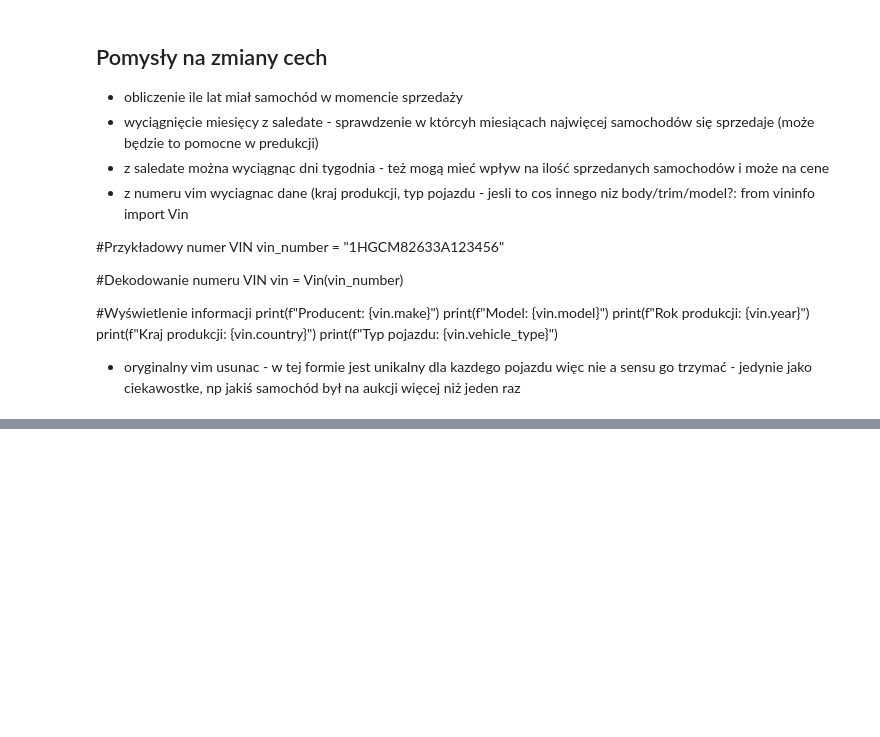
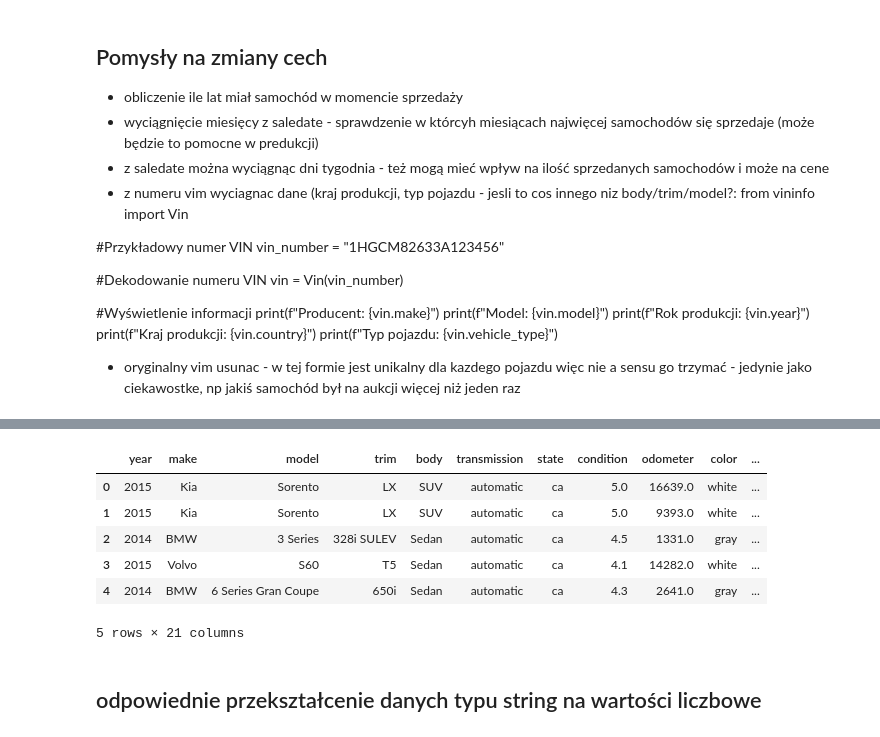
Before and after one commit to RafMat159/MOW_II_Projekt_I, a Jupyter notebook: Used _Car_Auction_Prices_1.ipynb, the cells around one changed output, grey strips where cells are left out. Saved outputs shown, nothing was run; the diff lists cells and outputs as text; code cells hidden in the pictures; blank space fills up the shorter version.

Commit message:
przekształcenie danych typu string na wartości liczbowe

```diff
--- a/Used _Car_Auction_Prices_1.ipynb
+++ b/Used _Car_Auction_Prices_1.ipynb
@@ -520,0 +572,11 @@ print(f"Typ pojazdu: {vin.vehicle_type}")
+# %%
+def extract_vin_info(vin_number):
+    try:
+        vin = Vin(vin_number)
+        vin_info = {
+            'vin_country': vin.country if hasattr(vin, 'country') else None,
+        }
+        return vin_info
+    except AttributeError as e:
+        print(f"Błąd podczas przetwarzania VIN: {vin_number} - {e}")
+        return {'vin_country': None, 'vin_vehicle_type': None}
@@ -520,0 +591,12 @@ print(f"Typ pojazdu: {vin.vehicle_type}")
+# %%
+df.head(5)
+# %% [output]
+|  | year | make | model | trim | body | transmission | state | condition | odometer | color | ... |
+| 0 | 2015 | Kia | Sorento | LX | SUV | automatic | ca | 5.0 | 16639.0 | white | ... |
+| 1 | 2015 | Kia | Sorento | LX | SUV | automatic | ca | 5.0 | 9393.0 | white | ... |
+| 2 | 2014 | BMW | 3 Series | 328i SULEV | Sedan | automatic | ca | 4.5 | 1331.0 | gray | ... |
+| 3 | 2015 | Volvo | S60 | T5 | Sedan | automatic | ca | 4.1 | 14282.0 | white | ... |
+| 4 | 2014 | BMW | 6 Series Gran Coupe | 650i | Sedan | automatic | ca | 4.3 | 2641.0 | gray | ... |
+5 rows × 21 columns
+# %% [markdown]
+## odpowiednie przekształcenie danych typu string na wartości liczbowe
```
Also changed, not shown: parts of 18 cells of this notebook.
